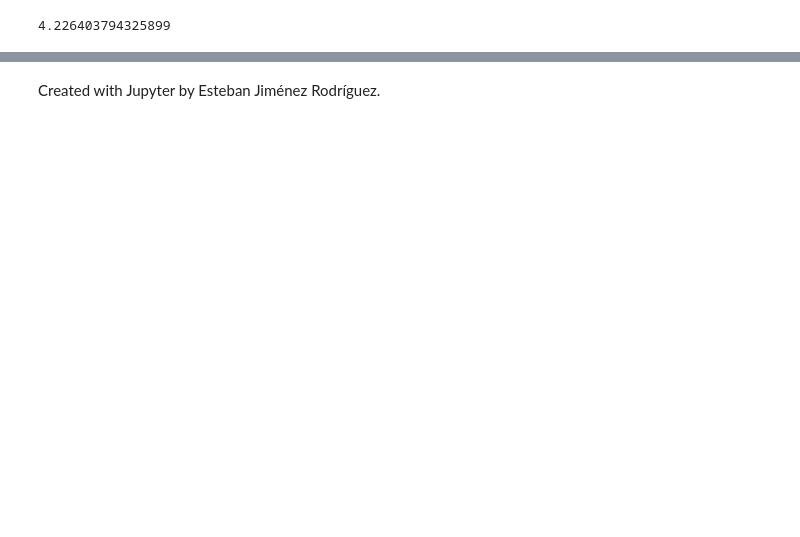
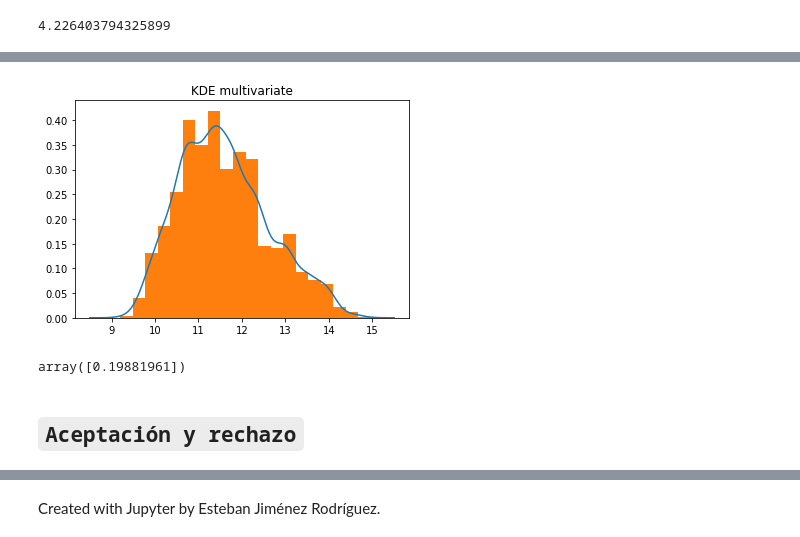
Before and after one commit to JuanPablo2019/Proyecto_modulo1, a Jupyter notebook: ProyectoModulo1_MaganaJ_PinedaB.ipynb, the cells around one changed output, grey strips where cells are left out. Drawn from its saved outputs; the diff is of its cells as text; code cells hidden in the pictures; blank space fills up the shorter version.

```diff
--- a/ProyectoModulo1_MaganaJ_PinedaB.ipynb
+++ b/ProyectoModulo1_MaganaJ_PinedaB.ipynb
@@ -197,0 +245,9 @@ len(data['AMT_CREDIT'])
+# %%
+x_grid = np.linspace(8.5,15.5,1000) #donde nosotros queremos graficar nuestra distribución
+
+# datos de prueba
+x = data_log.sample(n=5000,random_state=1)
+
+
+#mis datos reales
+pdf_true = data_log
@@ -197,0 +258,17 @@ len(data['AMT_CREDIT'])
+# %%
+# How to obtain a function instead of an array of values from KDEMultivariate?
+kde_multivariate = KDEMultivariate(data=x[:,np.newaxis], var_type='c',bw='normal_reference')
+f_multi_kde = lambda x: kde_multivariate.pdf(x) # mi f(x)
+# con esto podemos encontrar el método de aceptación y rechazo
+plt.plot(x_grid,f_multi_kde(x_grid))
+plt.hist(x,bins=20,density=True)
+plt.title('KDE multivariate')
+plt.show()
+# %% [output]
+[figure, added]
+# %%
+kde_multivariate.bw
+# %% [output]
+array([0.19881961])
+# %% [markdown]
+## `Aceptación y rechazo`
```
Also changed, not shown: parts of 20 cells of this notebook.
